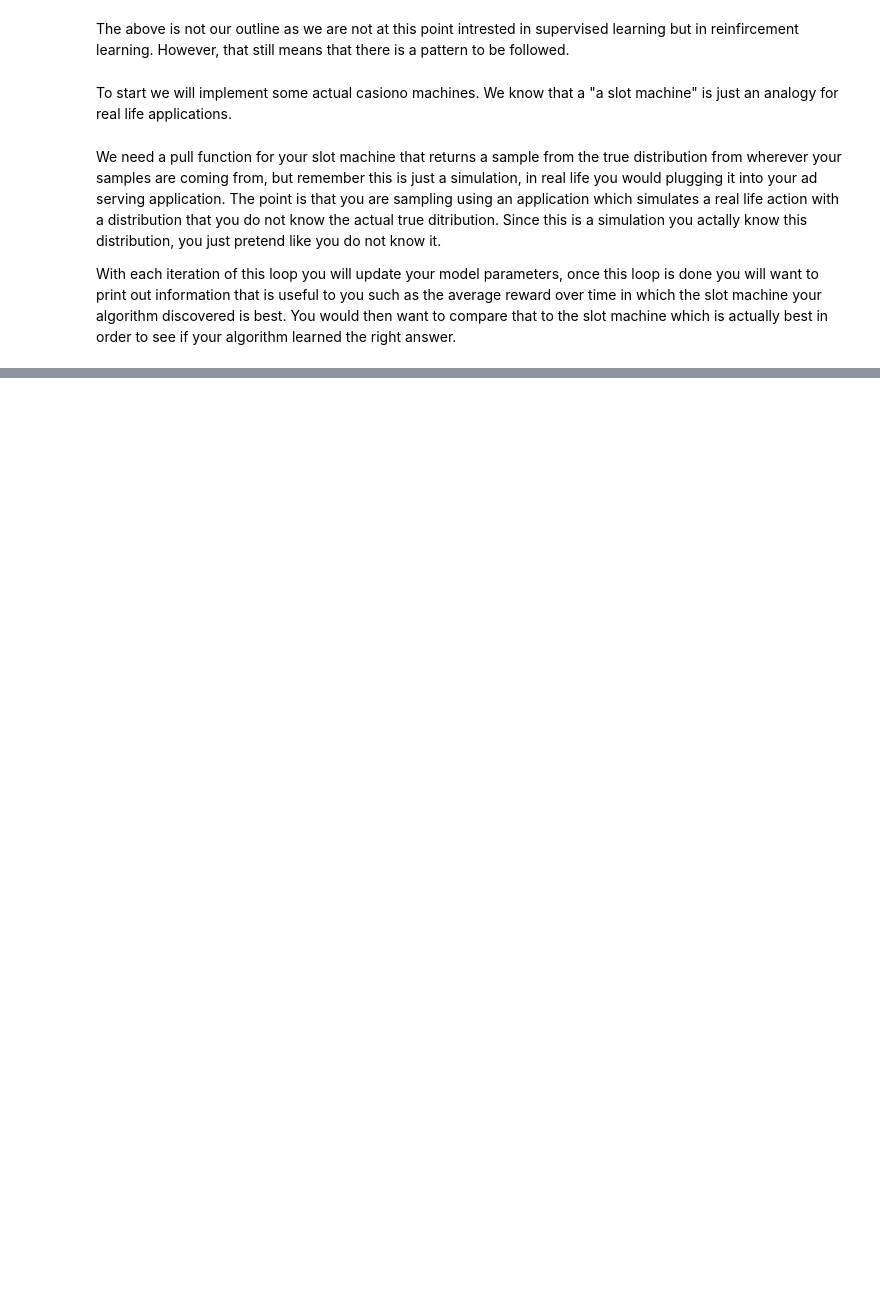
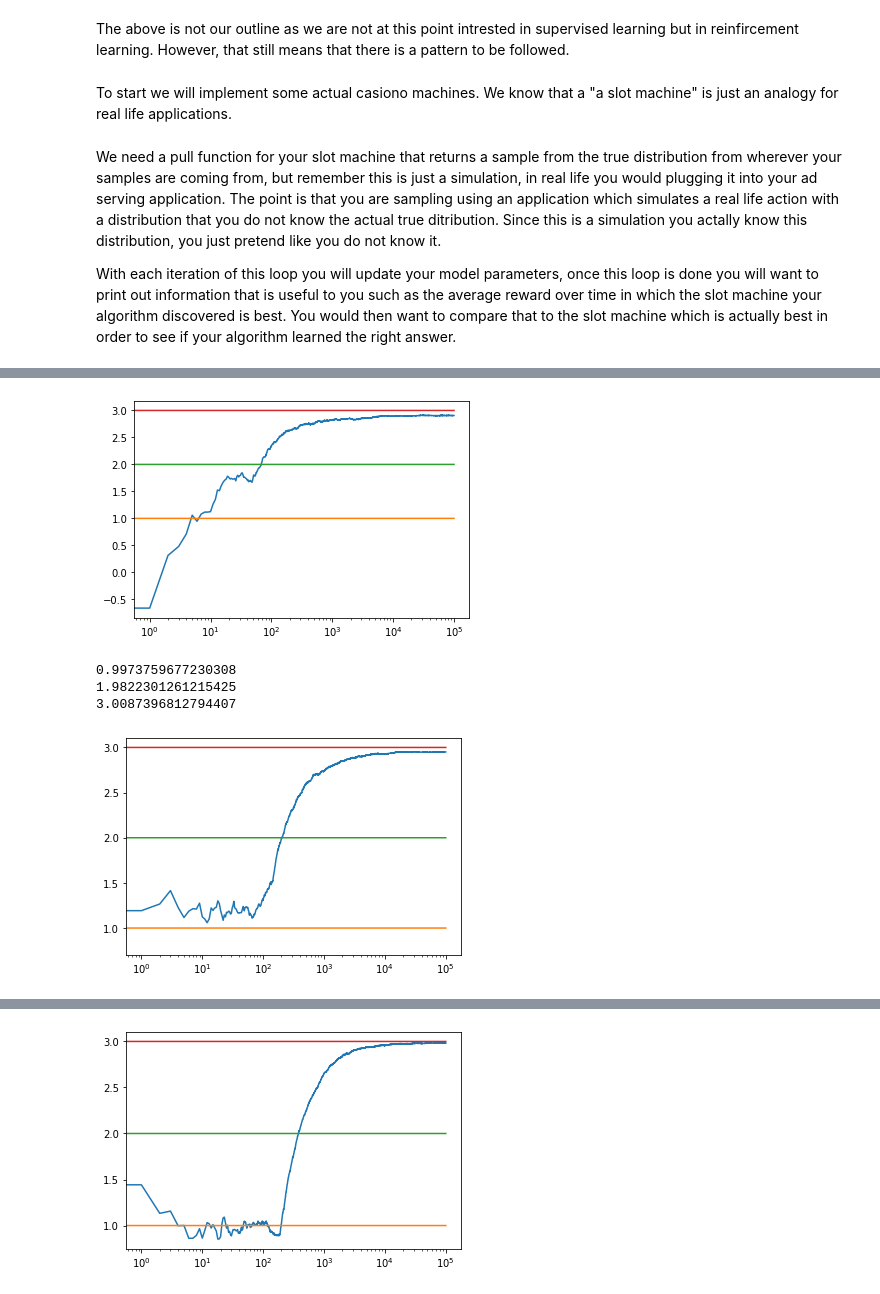
Before and after one commit to ThamuMnyulwa/RLproject, a Jupyter notebook: Untitled.ipynb, the cells around one changed output, grey strips where cells are left out. Saved outputs shown, nothing was run; the diff lists cells and outputs as text; code cells hidden in the pictures; blank space fills up the shorter version.

```diff
--- a/Untitled.ipynb
+++ b/Untitled.ipynb
@@ -144,0 +241,79 @@ With each iteration of this loop you will update your model parameters, once thi
+# %%
+from __future__ import print_function, division
+from builtins import range
+import numpy as np
+import matplotlib.pyplot as plt
+
+
+class Bandit:
+  def __init__(self, m):
+    self.m = m
+    self.mean = 0
+    self.N = 0
+
+  def pull(self):
+    return np.random.randn() + self.m
+
+  def update(self, x):
+    self.N += 1
+    self.mean = (1 - 1.0/self.N)*self.mean + 1.0/self.N*x
+
+
+def run_experiment(m1, m2, m3, eps, N):
+  bandits = [Bandit(m1), Bandit(m2), Bandit(m3)]
+
+  data = np.empty(N)
+
+  for i in range(N):
+    # epsilon greedy
+    p = np.random.random()
+    if p < eps:
+      j = np.random.choice(3)
+    else:
+      j = np.argmax([b.mean for b in bandits])
+    x = bandits[j].pull()
+    bandits[j].update(x)
+
+    # for the plot
+    data[i] = x
+  cumulative_average = np.cumsum(data) / (np.arange(N) + 1)
+
+  # plot moving average ctr
+  plt.plot(cumulative_average)
+  plt.plot(np.ones(N)*m1)
+  plt.plot(np.ones(N)*m2)
+  plt.plot(np.ones(N)*m3)
+  plt.xscale('log')
+  plt.show()
+
+  for b in bandits:
+    print(b.mean)
+
+  return cumulative_average
+
+if __name__ == '__main__':
+  c_1 = run_experiment(1.0, 2.0, 3.0, 0.1, 100000) # run_experiment(m1, m2, m3, eps, N):
+  c_05 = run_experiment(1.0, 2.0, 3.0, 0.05, 100000)
+  c_01 = run_experiment(1.0, 2.0, 3.0, 0.01, 100000)
+
+  # log scale plot
+  plt.plot(c_1, label='eps = 0.10')
+  plt.plot(c_05, label='eps = 0.05')
+  plt.plot(c_01, label='eps = 0.01')
+  plt.legend()
+  plt.xscale('log')
+  plt.show()
+
+
+  # linear plot
+  plt.plot(c_1, label='eps = 0.10')
+  plt.plot(c_05, label='eps = 0.05')
+  plt.plot(c_01, label='eps = 0.01')
+  plt.legend()
+  plt.show()
+# %% [output]
+[figure, added]
+0.9973759677230308
+1.9822301261215425
+3.0087396812794407
+[figure, added]
@@ -144,0 +323 @@ With each iteration of this loop you will update your model parameters, once thi
+[figure, added]
```
Also changed, not shown: parts of 7 cells of this notebook, 1 other file.
